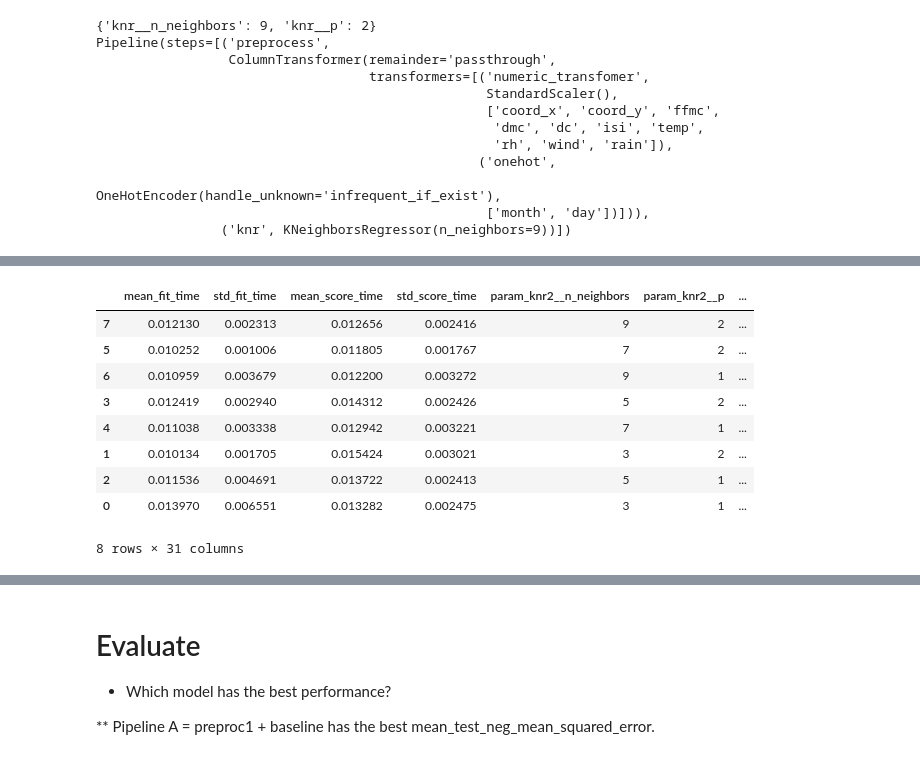
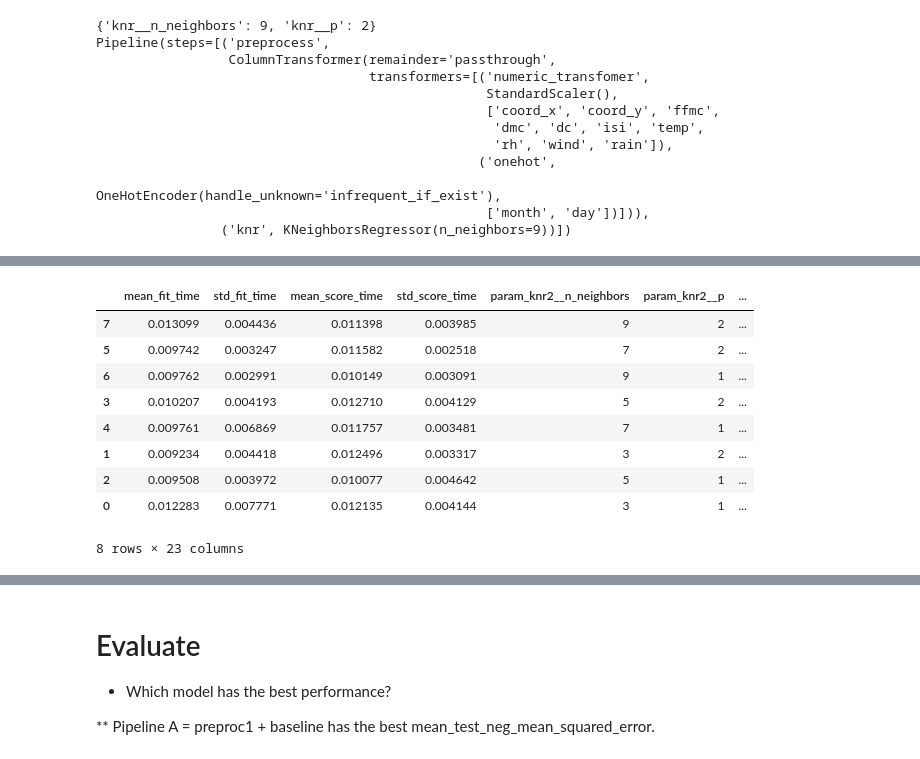
Before and after one commit to halekad/production, a Jupyter notebook: 02_activities/assignments/assignment_2.ipynb, the cells around one changed output, grey strips where cells are left out. Cells and saved outputs as stored; diff of their text form; code cells hidden in the pictures.

```diff
--- a/02_activities/assignments/assignment_2.ipynb
+++ b/02_activities/assignments/assignment_2.ipynb
@@ -427,41 +477,39 @@ res2
 # %%
 res2 = grid_cv2.cv_results_
 res2 = pd.DataFrame(res2)
 #res2
 res2.columns
 
 res2[['mean_fit_time', 'std_fit_time', 'mean_score_time', 'std_score_time',
        'param_knr2__n_neighbors', 'param_knr2__p', 'params',
        'split0_test_neg_mean_absolute_error',
        'split1_test_neg_mean_absolute_error',
        'split2_test_neg_mean_absolute_error',
        'split3_test_neg_mean_absolute_error',
        'split4_test_neg_mean_absolute_error',
        'mean_test_neg_mean_absolute_error', 'std_test_neg_mean_absolute_error',
-       'rank_test_neg_mean_absolute_error', 'split0_test_recall',
-       'split1_test_recall', 'split2_test_recall', 'split3_test_recall',
-       'split4_test_recall', 'mean_test_recall', 'std_test_recall',
-       'rank_test_recall', 'split0_test_neg_mean_squared_error',
+       'rank_test_neg_mean_absolute_error',
+       'split0_test_neg_mean_squared_error',
        'split1_test_neg_mean_squared_error',
        'split2_test_neg_mean_squared_error',
        'split3_test_neg_mean_squared_error',
        'split4_test_neg_mean_squared_error',
        'mean_test_neg_mean_squared_error', 'std_test_neg_mean_squared_error',
        'rank_test_neg_mean_squared_error']].sort_values('rank_test_neg_mean_squared_error')
 
 
-#Note that best param {knr2__n_neighbors: 9,knr__p:2}, avg Mean -2221.6
+#Note that best param {knr2__n_neighbors: 9,knr__p:2}, avg Mean -2176
 # %% [output]
 |  | mean_fit_time | std_fit_time | mean_score_time | std_score_time | param_knr2__n_neighbors | param_knr2__p | ... |
-| 7 | 0.012130 | 0.002313 | 0.012656 | 0.002416 | 9 | 2 | ... |
-| 5 | 0.010252 | 0.001006 | 0.011805 | 0.001767 | 7 | 2 | ... |
-| 6 | 0.010959 | 0.003679 | 0.012200 | 0.003272 | 9 | 1 | ... |
-| 3 | 0.012419 | 0.002940 | 0.014312 | 0.002426 | 5 | 2 | ... |
-| 4 | 0.011038 | 0.003338 | 0.012942 | 0.003221 | 7 | 1 | ... |
-| 1 | 0.010134 | 0.001705 | 0.015424 | 0.003021 | 3 | 2 | ... |
-| 2 | 0.011536 | 0.004691 | 0.013722 | 0.002413 | 5 | 1 | ... |
-| 0 | 0.013970 | 0.006551 | 0.013282 | 0.002475 | 3 | 1 | ... |
+| 7 | 0.013099 | 0.004436 | 0.011398 | 0.003985 | 9 | 2 | ... |
+| 5 | 0.009742 | 0.003247 | 0.011582 | 0.002518 | 7 | 2 | ... |
+| 6 | 0.009762 | 0.002991 | 0.010149 | 0.003091 | 9 | 1 | ... |
+| 3 | 0.010207 | 0.004193 | 0.012710 | 0.004129 | 5 | 2 | ... |
+| 4 | 0.009761 | 0.006869 | 0.011757 | 0.003481 | 7 | 1 | ... |
+| 1 | 0.009234 | 0.004418 | 0.012496 | 0.003317 | 3 | 2 | ... |
+| 2 | 0.009508 | 0.003972 | 0.010077 | 0.004642 | 5 | 1 | ... |
+| 0 | 0.012283 | 0.007771 | 0.012135 | 0.004144 | 3 | 1 | ... |
-8 rows × 31 columns
+8 rows × 23 columns
 # %%
 param_grid3 = {
     'knr3__max_depth': [2, 3, 4,5],
```
Also changed, not shown: parts of 12 cells of this notebook.
